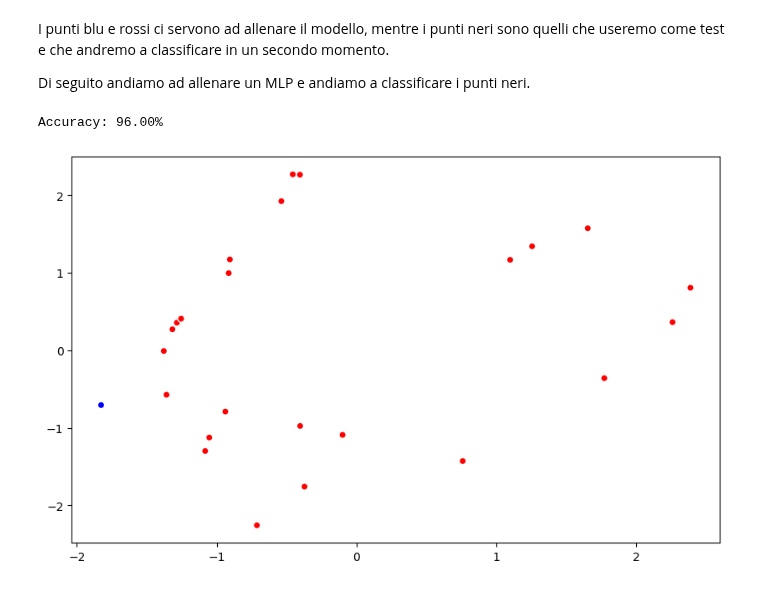
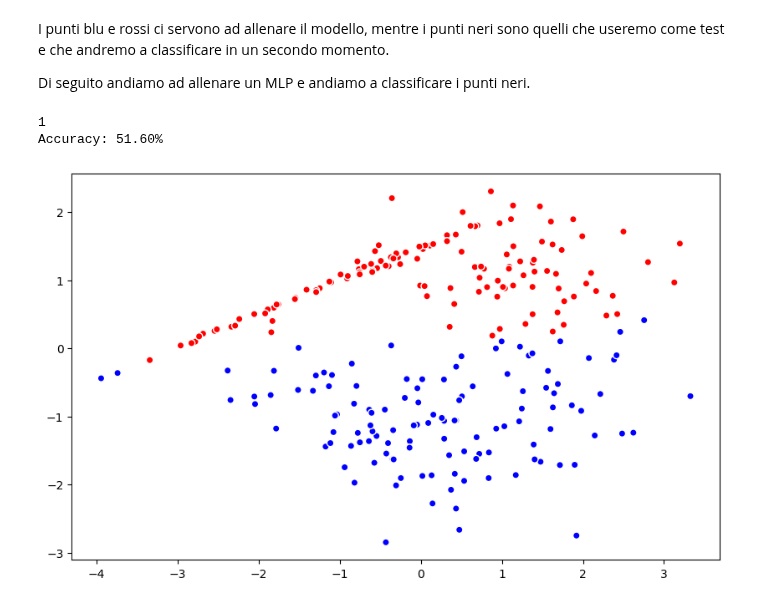
Before and after one commit to FedericoBustaffa/thesis, a Jupyter notebook: src/explain_classifier.ipynb, the cells around one changed output. Drawn from its saved outputs; the diff is of its cells as text; code cells hidden in the pictures.

```diff
--- a/src/explain_classifier.ipynb
+++ b/src/explain_classifier.ipynb
@@ -20,16 +20,18 @@ import matplotlib.pyplot as plt
 
 
 X, y = make_classification(
-    n_samples=150,
+    n_samples=1500,
     n_features=2,
     n_informative=2,
     n_redundant=0,
     n_repeated=0,
     n_classes=2,
-    shuffle=False,
+    shuffle=True,
 )
 
-X_train, X_test, y_train, y_test = train_test_split(X, y, test_size=25, train_size=125)
+X_train, X_test, y_train, y_test = train_test_split(
+    X, y, test_size=250, train_size=1250
+)
 
 plt.set_cmap("bwr")
 plt.figure(figsize=(10, 6))
@@ -48,18 +50,19 @@ Di seguito andiamo ad allenare un MLP e andiamo a classificare i punti neri.
 # %%
 from sklearn.neural_network import MLPClassifier
 
 import warnings
 
 warnings.filterwarnings("ignore")
 
 classifier = MLPClassifier()
 classifier.fit(X_train, y_train)
-y_predicted = classifier.predict(X_test) == y_test
+y_predicted = classifier.predict(X_test)
+print(y_predicted[0])
 print(f"Accuracy: {y_predicted.sum() / len(y_test) * 100.0:.2f}%")
-
 plt.figure(figsize=(10, 6))
 plt.scatter(X_test.T[0], X_test.T[1], c=y_predicted, ec="w")
 plt.show()
 # %% [output]
-Accuracy: 96.00%
+1
+Accuracy: 51.60%
-[figure, old version]
+[figure, new version]
```
Also changed, not shown: parts of 10 cells of this notebook.
